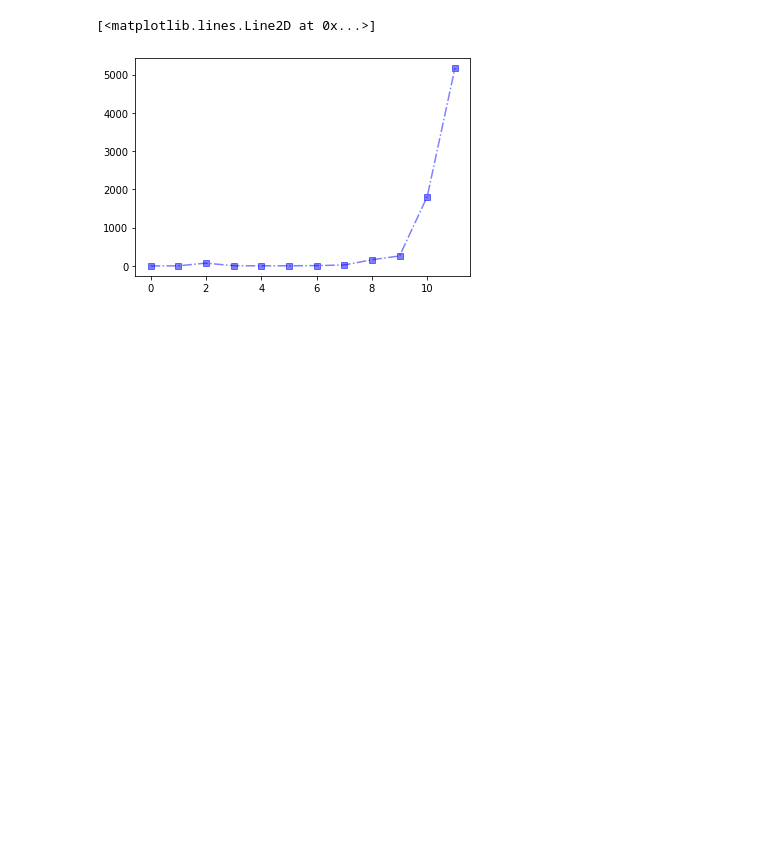
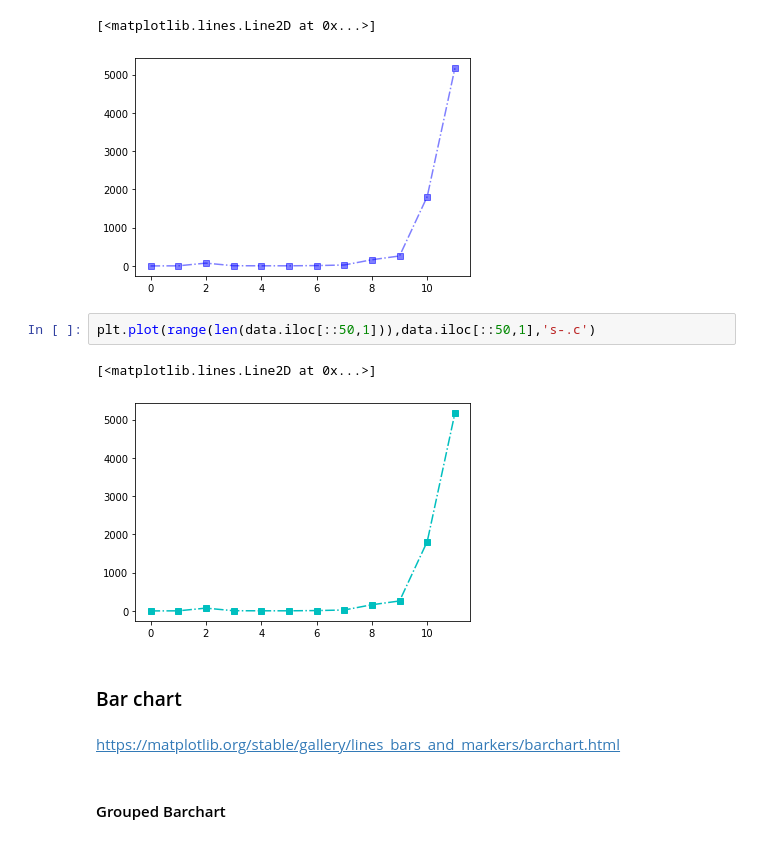
Before and after one commit to Jittiya/DWDM21, a Jupyter notebook: Data_Visualizetion.ipynb, the cells around one changed output. Saved outputs shown, nothing was run; the diff lists cells and outputs as text; blank space fills up the shorter version.

```diff
--- a/Data_Visualizetion.ipynb
+++ b/Data_Visualizetion.ipynb
@@ -154,3 +156,14 @@ plt.plot(range(len(data.iloc[::50,1])),data.iloc[::50,1],'s-.b',alpha=0.5)
 # %% [output]
 [<matplotlib.lines.Line2D at 0x...>]
 [figure]
+# %%
+plt.plot(range(len(data.iloc[::50,1])),data.iloc[::50,1],'s-.c')
+# %% [output]
+[<matplotlib.lines.Line2D at 0x...>]
+[figure, added]
+# %% [markdown]
+### Bar chart
+# %% [markdown]
+https://matplotlib.org/stable/gallery/lines_bars_and_markers/barchart.html
+# %% [markdown]
+#### Grouped Barchart
```
Also changed, not shown: parts of 6 cells of this notebook.
